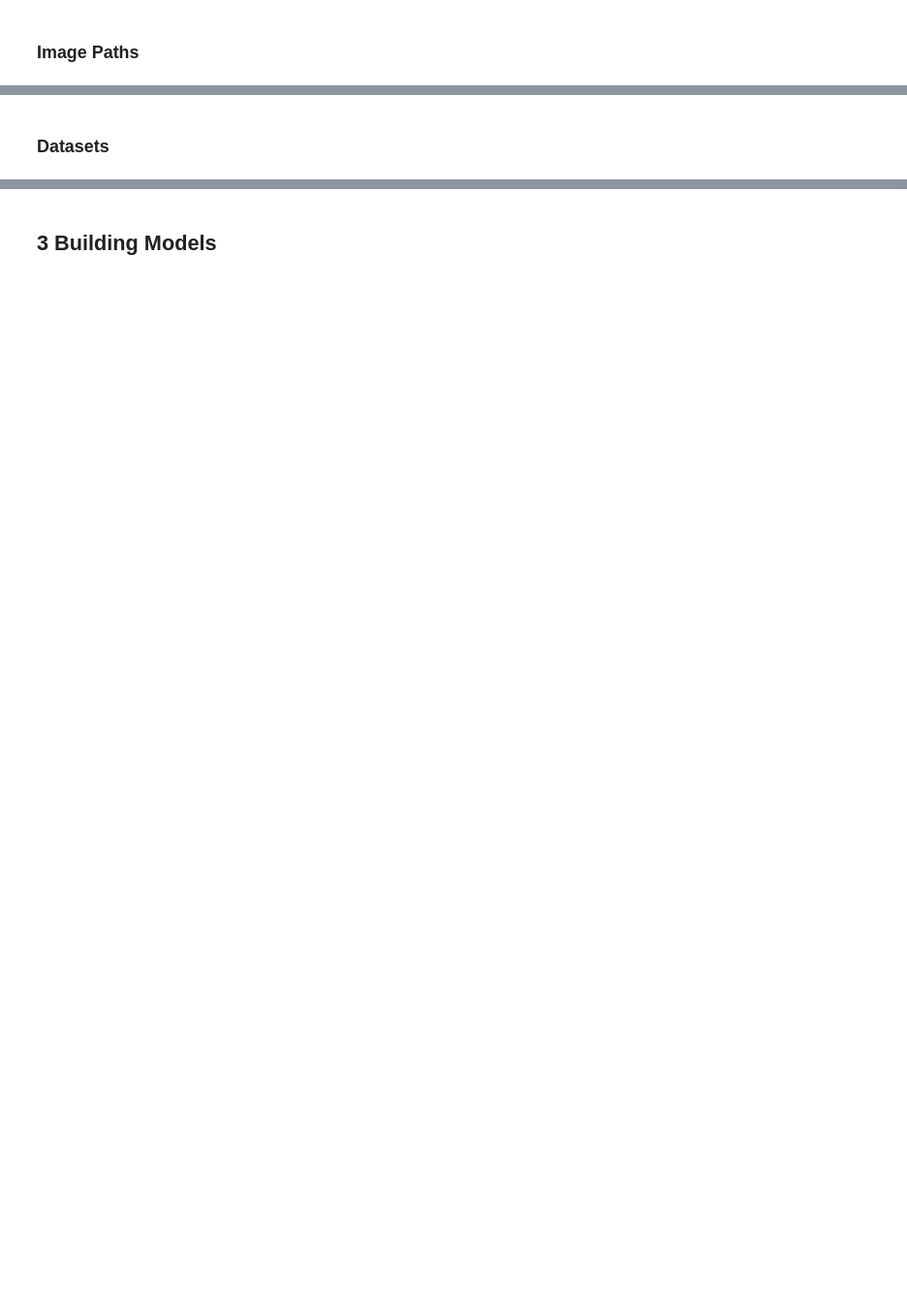
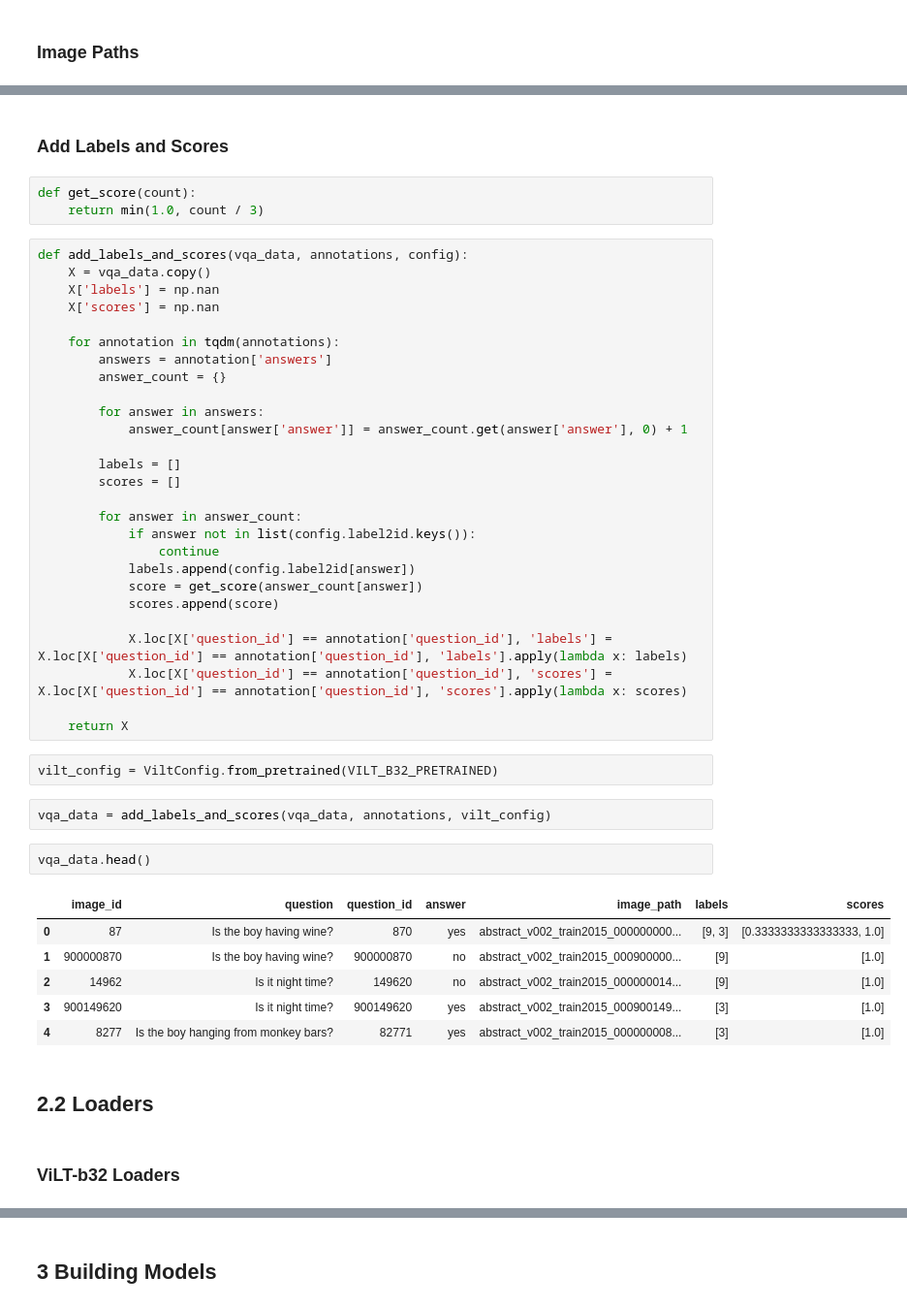
Before and after one commit to JaskierM/binary-vqa-example, a Jupyter notebook: notebooks/modeling.ipynb, the cells around one changed output, grey strips where cells are left out. Shown: that part at 97% size. Cells and saved outputs as stored; diff of their text form; blank space fills up the shorter version.

```diff
--- a/notebooks/modeling.ipynb
+++ b/notebooks/modeling.ipynb
@@ -183,3 +219,50 @@ vqa.head()
+# %% [markdown]
+### Add Labels and Scores
+# %%
+def get_score(count):
+    return min(1.0, count / 3)
+# %%
+def add_labels_and_scores(vqa_data, annotations, config):
+    X = vqa_data.copy()
+    X['labels'] = np.nan
+    X['scores'] = np.nan
+
+    for annotation in tqdm(annotations):
+        answers = annotation['answers']
+        answer_count = {}
+
+        for answer in answers:
+            answer_count[answer['answer']] = answer_count.get(answer['answer'], 0) + 1
+
+        labels = []
+        scores = []
+
+        for answer in answer_count:
+            if answer not in list(config.label2id.keys()):
+                continue
+            labels.append(config.label2id[answer])
+            score = get_score(answer_count[answer])
+            scores.append(score)
+
+            X.loc[X['question_id'] == annotation['question_id'], 'labels'] = X.loc[X['question_id'] == annotation['question_id'], 'labels'].apply(lambda x: labels)
+            X.loc[X['question_id'] == annotation['question_id'], 'scores'] = X.loc[X['question_id'] == annotation['question_id'], 'scores'].apply(lambda x: scores)
+
+    return X
+# %%
+vilt_config = ViltConfig.from_pretrained(VILT_B32_PRETRAINED)
+# %%
+vqa_data = add_labels_and_scores(vqa_data, annotations, vilt_config)
+# %%
+vqa_data.head()
+# %% [output]
+|  | image_id | question | question_id | answer | image_path | labels | scores |
+| 0 | 87 | Is the boy having wine? | 870 | yes | abstract_v002_train2015_000000000... | [9, 3] | [0.3333333333333333, 1.0] |
+| 1 | 900000870 | Is the boy having wine? | 900000870 | no | abstract_v002_train2015_000900000... | [9] | [1.0] |
+| 2 | 14962 | Is it night time? | 149620 | no | abstract_v002_train2015_000000014... | [9] | [1.0] |
+| 3 | 900149620 | Is it night time? | 900149620 | yes | abstract_v002_train2015_000900149... | [3] | [1.0] |
+| 4 | 8277 | Is the boy hanging from monkey bars? | 82771 | yes | abstract_v002_train2015_000000008... | [3] | [1.0] |
 # %% [markdown]
-### Datasets
+## 2.2 Loaders
+# %% [markdown]
+### ViLT-b32 Loaders
 # %%
```
Also changed, not shown: parts of 59 cells of this notebook.
